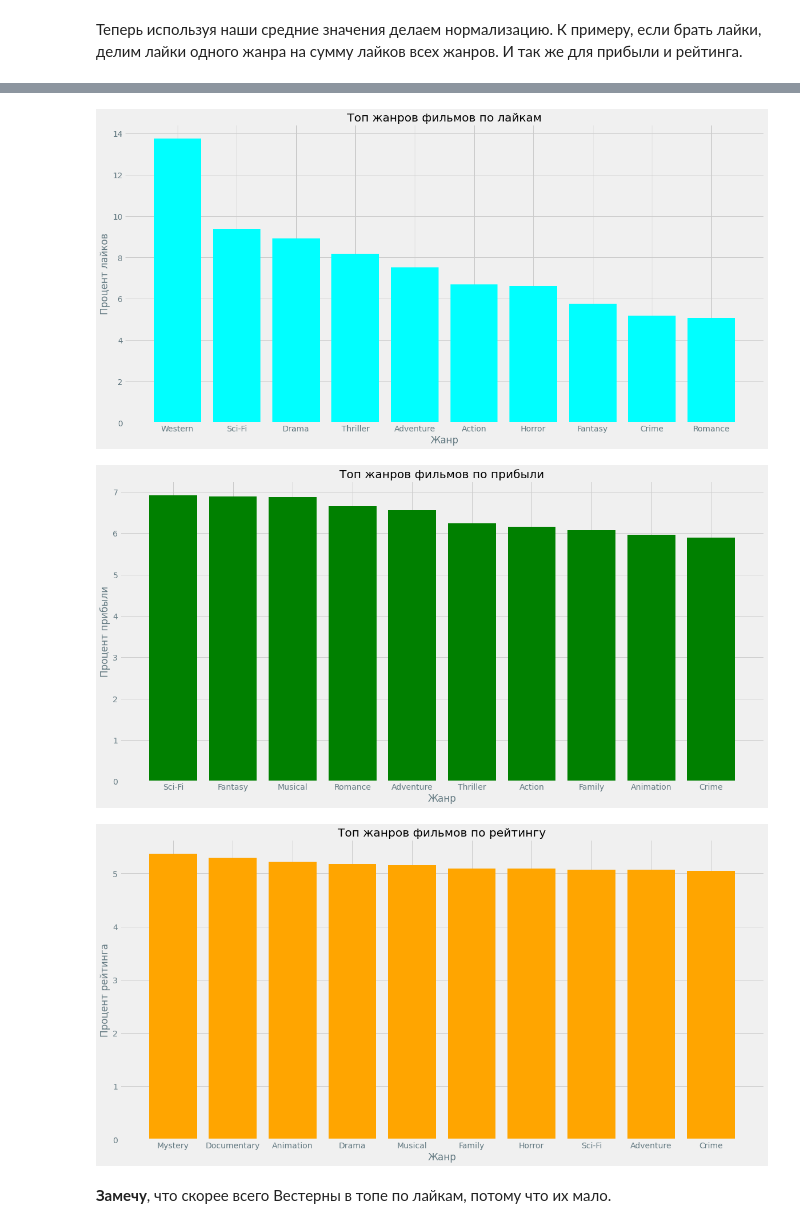
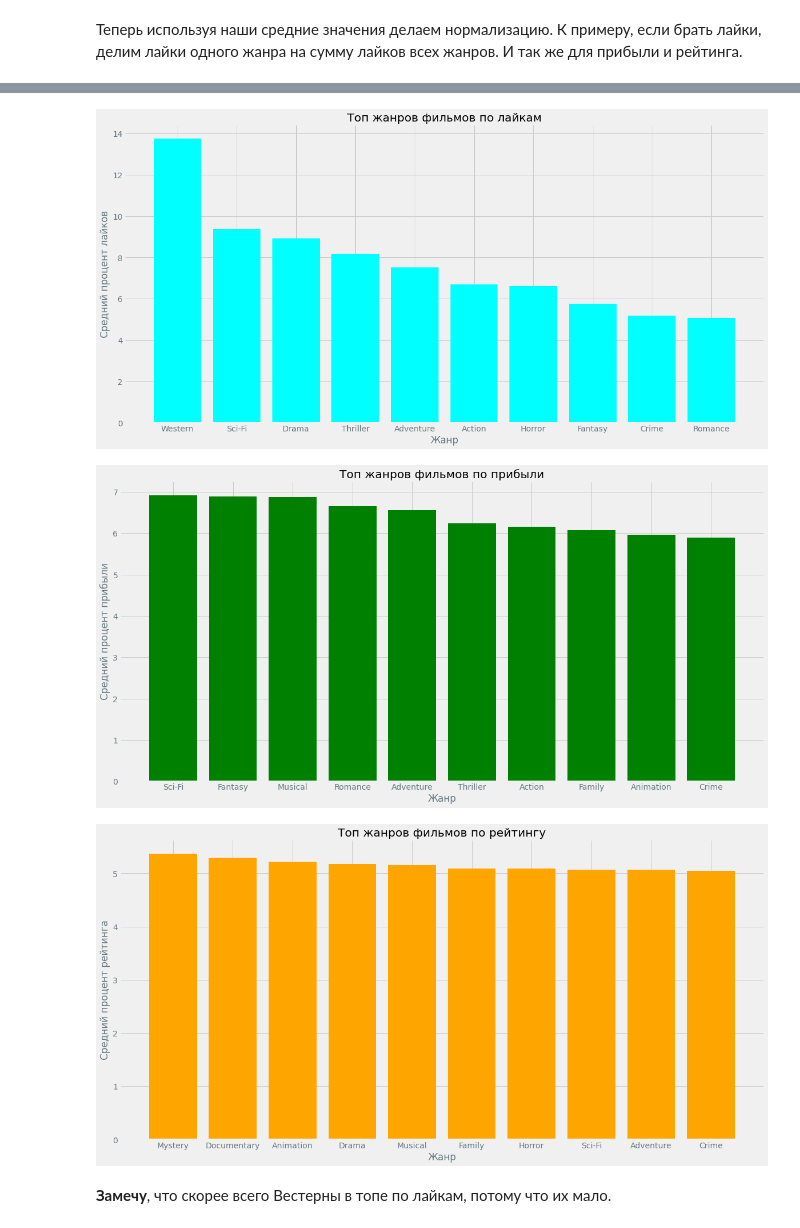
Before and after one commit to kiprenko/machine-learning-purple, a Jupyter notebook: ml-notebook.ipynb, the cells around one changed output, grey strips where cells are left out. Saved outputs shown, nothing was run; the diff lists cells and outputs as text; code cells hidden in the pictures.

```diff
--- a/ml-notebook.ipynb
+++ b/ml-notebook.ipynb
@@ -62,7 +63,7 @@ from collections import Counter
 
 # Добавляет значение в счётчик, если такого ключа там ещё нет.
 # Иначе, добавит новое значение к уже имеющемуся
-def add_or_sum_to_dict(c: Counter, key: str, value: float):
+def add_or_sum_to_counter(c: Counter, key: str, value: float):
     if value == -1:
         return
 
@@ -80,10 +81,10 @@ genres_films_count = Counter()
 for index, row in genres_likes_df.iterrows():
     genres_list = row['genres'].split('|')
     for genre in genres_list:
-        add_or_sum_to_dict(genres_likes, genre, float(row['movie_facebook_likes']))
-        add_or_sum_to_dict(genres_gross, genre, float(row['gross']))
-        add_or_sum_to_dict(genres_score, genre, float(row['imdb_score']))
-        add_or_sum_to_dict(genres_films_count, genre, 1)
+        add_or_sum_to_counter(genres_likes, genre, float(row['movie_facebook_likes']))
+        add_or_sum_to_counter(genres_gross, genre, float(row['gross']))
+        add_or_sum_to_counter(genres_score, genre, float(row['imdb_score']))
+        add_or_sum_to_counter(genres_films_count, genre, 1)
 
 print('Топ-3 жанра суммарно по лайкам', genres_likes.most_common(3))
 print('Топ-3 жанра суммарно по прибыли',genres_gross.most_common(3))
@@ -133,34 +138,37 @@ for genre in genres_films_count.keys():
 # %%
 import matplotlib.pyplot as plt
 
 plt.style.use('fivethirtyeight')
 
 top_20_genres_by_likes = dict(genres_likes.most_common(10))
 plt.figure(figsize=(18, 9))
 plt.bar(list(top_20_genres_by_likes.keys()), list(top_20_genres_by_likes.values()), color='cyan')
 plt.xlabel('Жанр')
-plt.ylabel('Процент лайков')
+plt.ylabel('Средний процент лайков')
 plt.title('Топ жанров фильмов по лайкам', color='black')
+plt.savefig('Топ жанров фильмов по лайкам.png')
 plt.show()
 
 top_20_genres_by_gross = dict(genres_gross.most_common(10))
 plt.figure(figsize=(18, 9))
 plt.bar(list(top_20_genres_by_gross.keys()), list(top_20_genres_by_gross.values()), color='green')
 plt.xlabel('Жанр')
-plt.ylabel('Процент прибыли')
+plt.ylabel('Средний процент прибыли')
 plt.title('Топ жанров фильмов по прибыли', color='black')
+plt.savefig('Топ жанров фильмов по прибыли.png')
 plt.show()
 
 top_20_genres_by_score = dict(genres_score.most_common(10))
 plt.figure(figsize=(18, 9))
 plt.bar(list(top_20_genres_by_score.keys()), list(top_20_genres_by_score.values()), color='orange')
 plt.xlabel('Жанр')
-plt.ylabel('Процент рейтинга')
+plt.ylabel('Средний процент рейтинга')
 plt.title('Топ жанров фильмов по рейтингу', color='black')
+plt.savefig('Топ жанров фильмов по рейтингу.png')
 plt.show()
 # %% [output]
-[figure, old version]
+[figure, new version]
-[figure, old version]
+[figure, new version]
-[figure, old version]
+[figure, new version]
 # %% [markdown]
 **Замечу**, что скорее всего Вестерны в топе по лайкам, потому что их мало.
```
Also changed, not shown: parts of 15 cells of this notebook, 6 other files.
